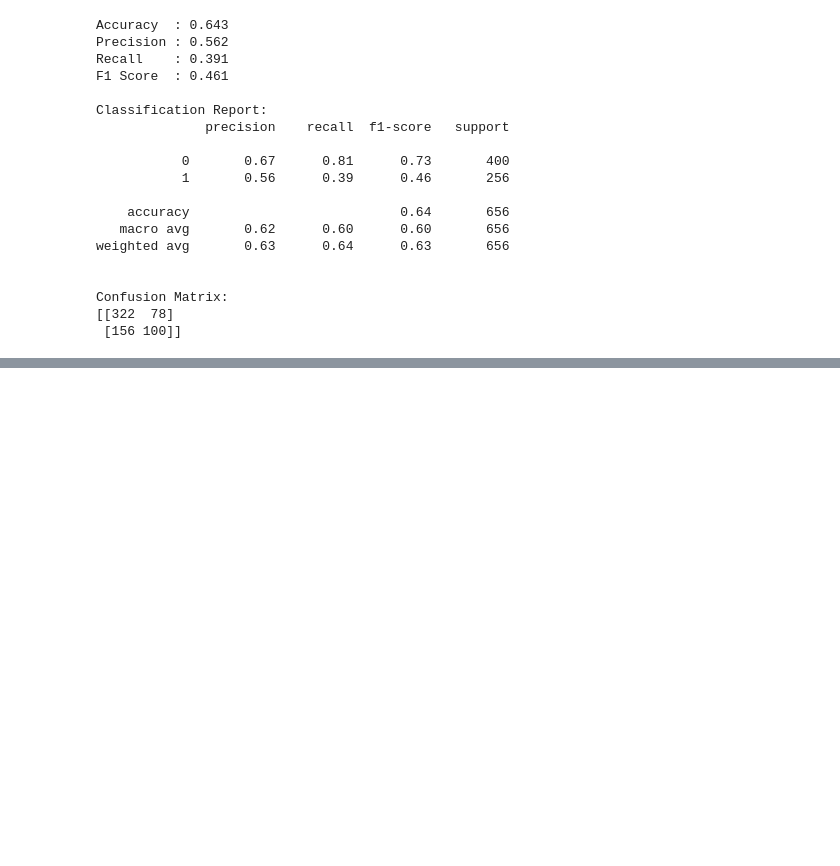
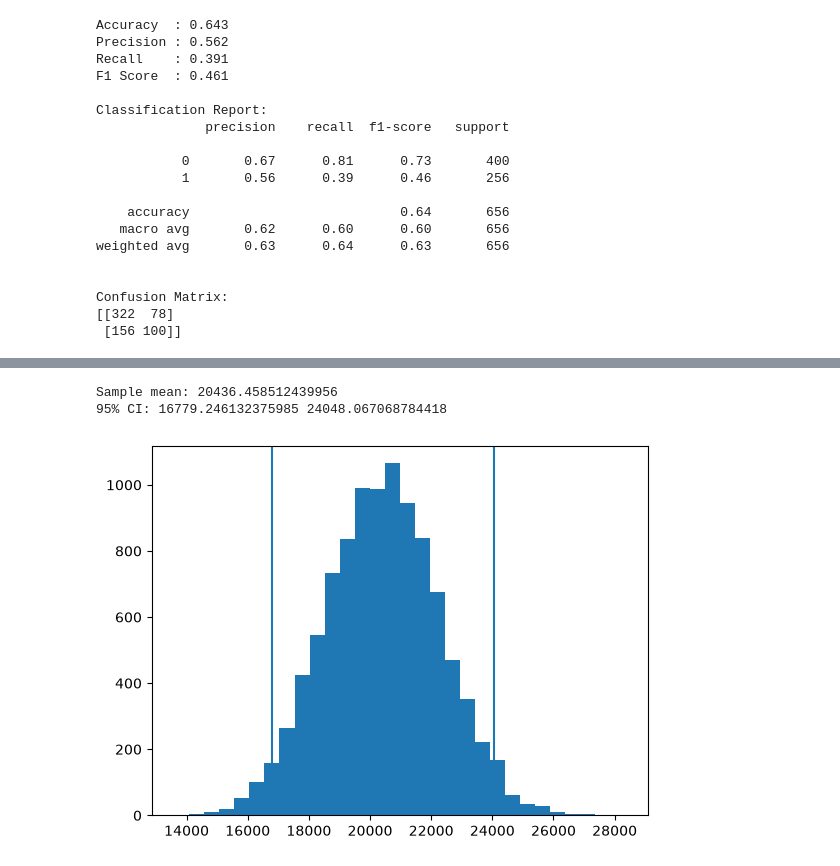
Before and after one commit to mehdiigouch/WATER-POTABILITY-USING-ML-PROJECT_V2, a Jupyter notebook: ML_MODEL/MODELS.ipynb, the cells around one changed output, grey strips where cells are left out. Cells and saved outputs as stored; diff of their text form; code cells hidden in the pictures; blank space fills up the shorter version.

```diff
--- a/ML_MODEL/MODELS.ipynb
+++ b/ML_MODEL/MODELS.ipynb
@@ -517,0 +904,40 @@ Confusion Matrix:
+# %%
+import numpy as np
+import matplotlib.pyplot as plt
+
+# 1. Take ONE observed sample
+sample = df["solids"].dropna().sample(
+    n=30,
+    random_state=42
+)
+
+# 2. Bootstrap
+bootstrap_means = []
+
+for _ in range(10000):
+
+    bootstrap_sample = sample.sample(
+        n=len(sample),
+        replace=True
+    )
+
+    bootstrap_means.append(
+        bootstrap_sample.mean()
+    )
+
+# 3. Bootstrap confidence interval
+lower = np.percentile(bootstrap_means, 2.5)
+upper = np.percentile(bootstrap_means, 97.5)
+
+print("Sample mean:", sample.mean())
+print("95% CI:", lower, upper)
+
+# 4. Visualize bootstrap distribution
+plt.hist(bootstrap_means, bins=30)
+plt.axvline(lower)
+plt.axvline(upper)
+plt.show()
+# %% [output]
+Sample mean: 20436.458512439956
+95% CI: 16779.246132375985 24048.067068784418
+[figure, added]
```
Also changed, not shown: parts of 13 cells of this notebook.
